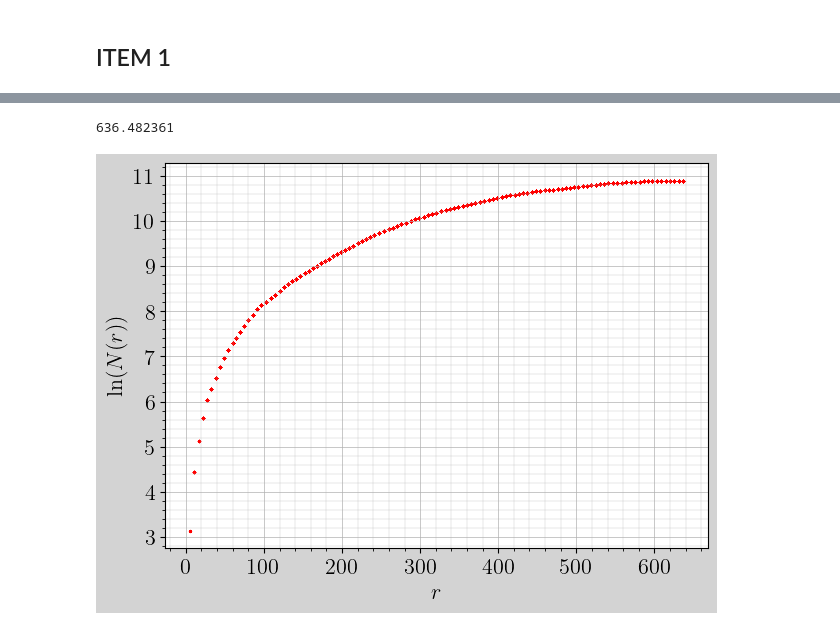
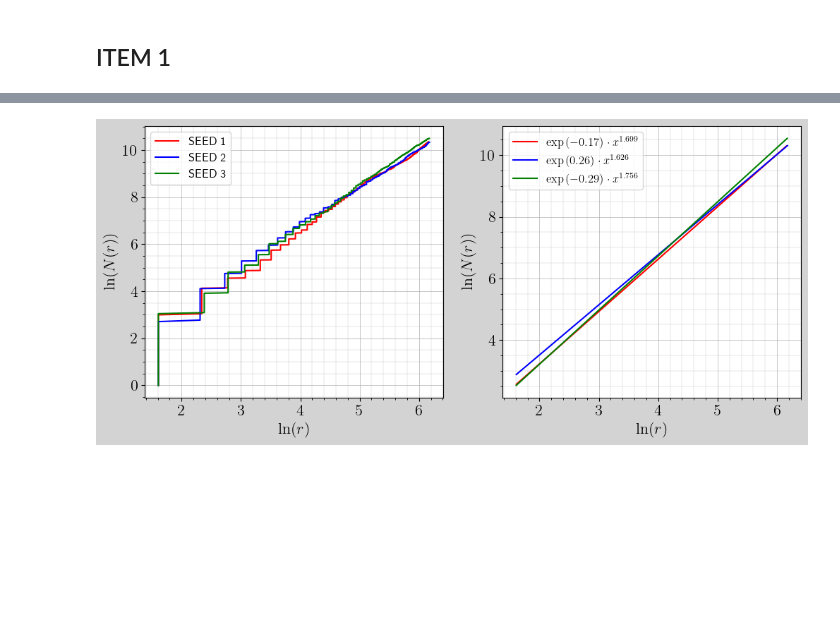
Before and after one commit to jeftersantiago/mec_estat_comp, a Jupyter notebook: projeto4/src/Graficos - Projeto 4.ipynb, the cells around one changed output, grey strips where cells are left out. Cells and saved outputs as stored; diff of their text form; code cells hidden in the pictures; blank space fills up the shorter version.

```diff
--- a/projeto4/src/Graficos - Projeto 4.ipynb
+++ b/projeto4/src/Graficos - Projeto 4.ipynb
@@ -116,0 +147,11 @@ The PostScript backend does not support transparency; partially transparent arti
+# %%
+path = "./saidas/tarefa-2/DLA_2D-"
+fn = [169, 255, 954]
+files = [path+str(i)+"-dimensao.dat" for i in fn]
+print(files)
+
+r = []
+Nr = []
+for file in files:
+    r.append(np.loadtxt(file)[:, 0])
+    Nr.append(np.loadtxt(file)[:, 1])
@@ -160,0 +190,4 @@ plt.show()
+# %%
+x0, y0 = linear_reg(r[0], Nr[0])
+x1, y1 = linear_reg(r[1], Nr[1])
+x2, y2 = linear_reg(r[2], Nr[2])
@@ -161,45 +201,50 @@ plt.show()
 # %%
-import numpy as np
-import matplotlib.pyplot as plt
 
-data = np.loadtxt(f_path + str(1) + ".dat")
+fig, ax = plt.subplots(1, 2, figsize=(12, 5), facecolor='lightgrey')
 
-x = data[:, 0]
-y = data[:, 1]
-r_values = data[:, 2]
+plt.style.use('default')
 
-print(max(r_values))
 
-# Set the maximum radius to consider
-max_radius = np.max(r_values)
-
-num_particles_within_radius = np.zeros_like(r_values)
-distances = np.sqrt(x**2 + y**2)
-
-# Loop over each radius
-for i, r in enumerate(r_values):
-    num_particles_within_radius[i] = np.sum(distances <= r)
 font = {
         'weight' : 'bold',
         'size'   : 16}
 plt.rc('text', usetex=True)
 plt.rc('text.latex', preamble=r'\usepackage{amsmath}')
 plt.rc('font', **font)
 
-fig, ax = plt.subplots(1, 1, figsize=(7, 5), facecolor='lightgrey')
 
-plt.style.use('default')
+ax[0].plot(np.log(r[0]), np.log(Nr[0]), c="red",   markersize=1.5, label="SEED 1")
+ax[0].plot(np.log(r[1]), np.log(Nr[1]), c="blue",  markersize=1.5, label="SEED 2")
+ax[0].plot(np.log(r[2]), np.log(Nr[2]), c="green", markersize=1.5, label="SEED 3")
 
-# Plot ln(N(r)) by r
-plt.scatter(r_values, np.log(num_particles_within_radius), c="red", s=1.5)
 
-plt.xlabel('$r$')
-plt.ylabel('$\ln(N(r))$')
+ax[0].set_xlabel('$\\ln(r)$')
+ax[0].set_ylabel('$\\ln(N(r))$')
 
-ax.grid(which="major", linewidth=0.5)
-ax.grid(which="minor", linewidth=0.2)
-ax.minorticks_on()
+
+ax[0].grid(which="major", linewidth=0.5)
+ax[0].grid(which="minor", linewidth=0.2)
+ax[0].minorticks_on()
+ax[0].legend(fontsize=12)
+
+
+
+ax[1].plot(x0, y0, color = "red", label = "$\\exp{(-0.17)}\\cdot x^{1.699} $")
+ax[1].plot(x1, y1, color = "blue", label = "$\\exp{(0.26)} \\cdot x^{1.626} $")
+ax[1].plot(x2, y2, color = "green", label = "$\\exp{(-0.29)} \\cdot x^{1.756}$")
+
+
+ax[1].set_xlabel('$\\ln(r)$')
+ax[1].set_ylabel('$\\ln(N(r))$')
+
+
+ax[1].grid(which="major", linewidth=0.5)
+ax[1].grid(which="minor", linewidth=0.2)
+ax[1].minorticks_on()
+
+ax[1].legend(fontsize=12)
+
+plt.savefig("regressao-linear-dimensao-fractal.png", dpi=DPi, bbox_inches='tight')
 plt.show()
 # %% [output]
-636.482361
-[figure, old version]
+[figure, new version]
```
Also changed, not shown: parts of 34 cells of this notebook, 53 other files.
